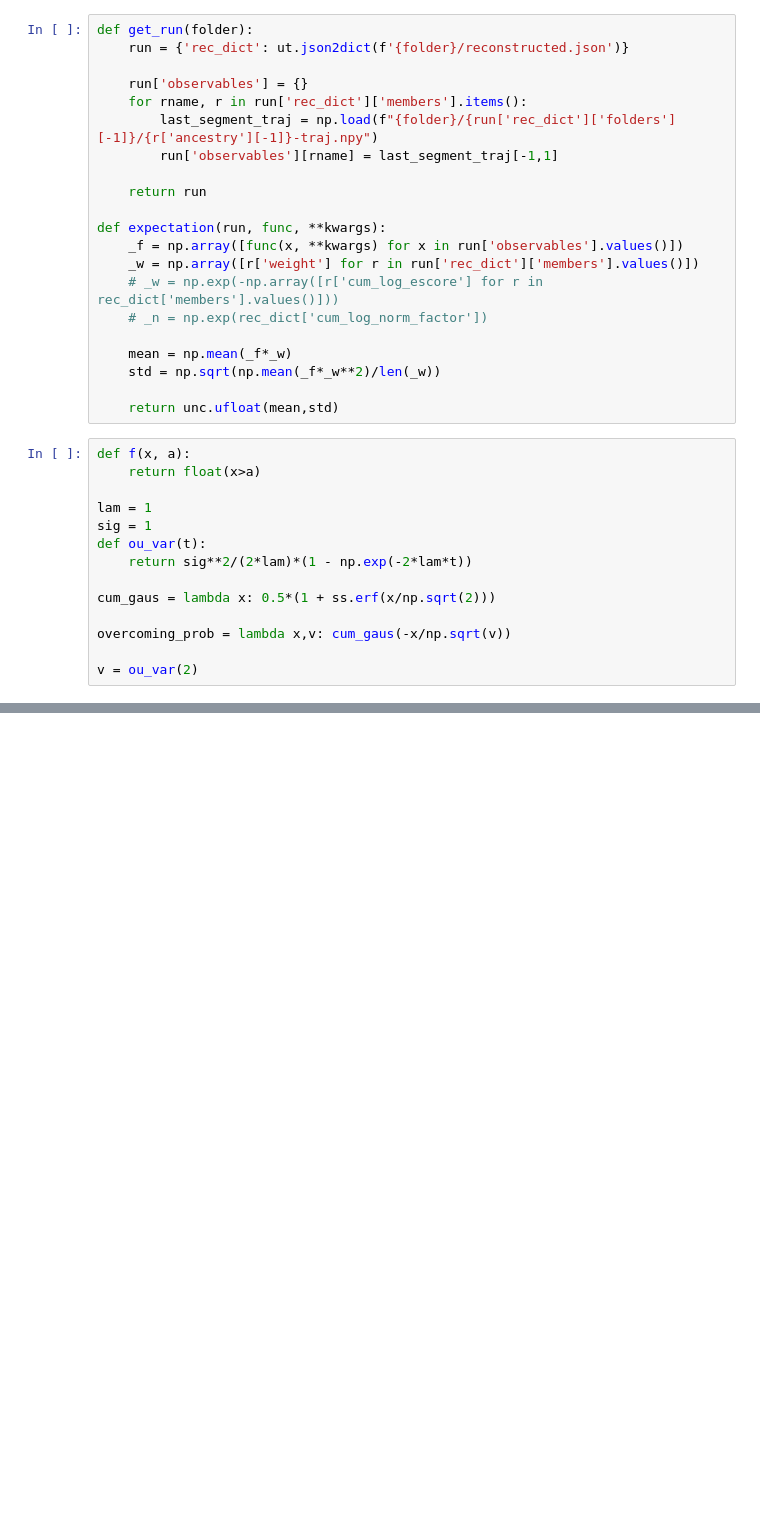
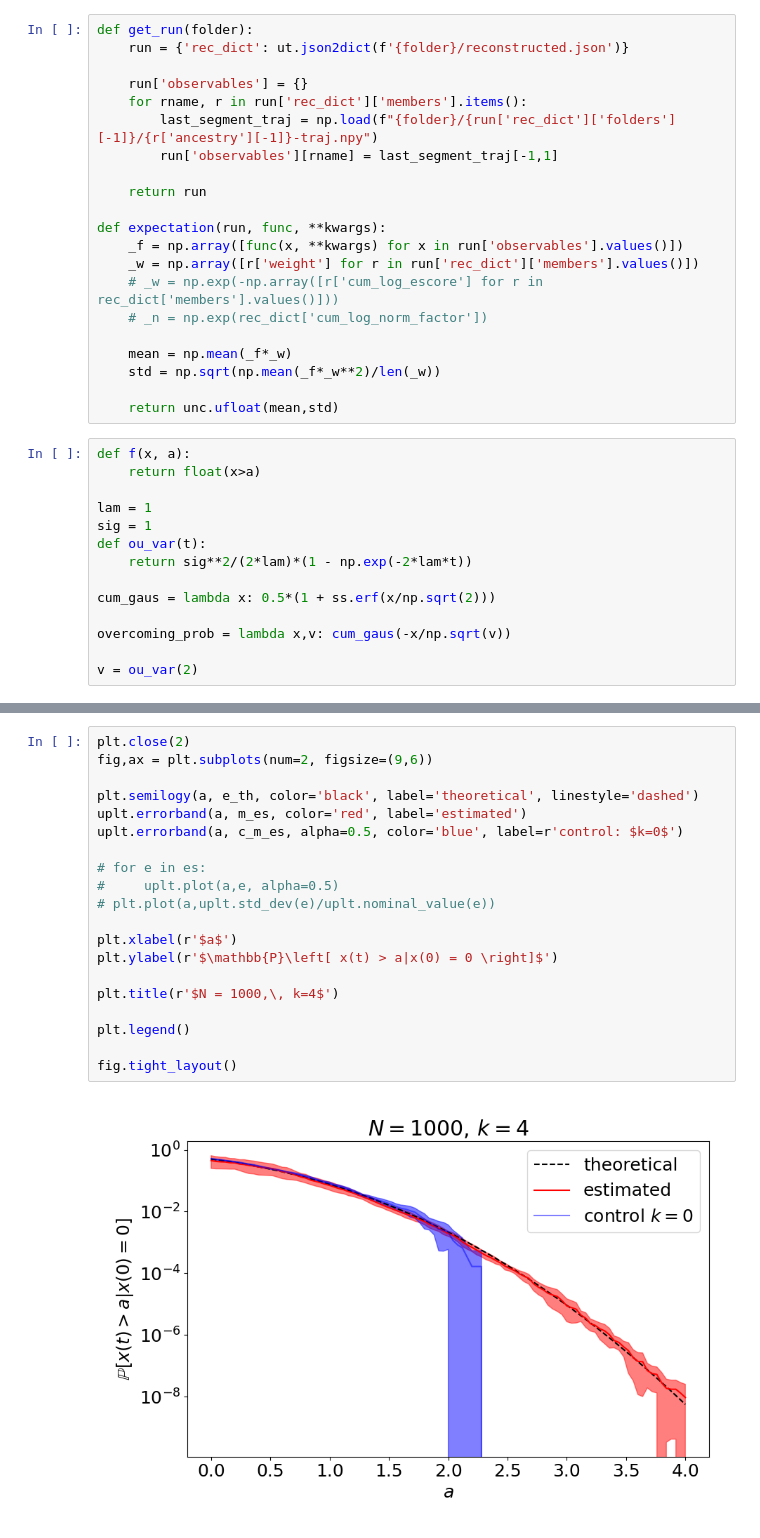
Before and after one commit to AlessandroLovo/REA-Veros, a Jupyter notebook: demo/benchmark.ipynb, the cells around one changed output, grey strips where cells are left out. Drawn from its saved outputs; the diff is of its cells as text; blank space fills up the shorter version.

```diff
--- a/demo/benchmark.ipynb
+++ b/demo/benchmark.ipynb
@@ -85,3 +76,25 @@ TypeError: avg() got an unexpected keyword argument 'axis'
+# %%
+plt.close(2)
+fig,ax = plt.subplots(num=2, figsize=(9,6))
+
+plt.semilogy(a, e_th, color='black', label='theoretical', linestyle='dashed')
+uplt.errorband(a, m_es, color='red', label='estimated')
+uplt.errorband(a, c_m_es, alpha=0.5, color='blue', label=r'control: $k=0$')
+
+# for e in es:
+#     uplt.plot(a,e, alpha=0.5)
+# plt.plot(a,uplt.std_dev(e)/uplt.nominal_value(e))
+
+plt.xlabel(r'$a$')
+plt.ylabel(r'$\mathbb{P}\left[ x(t) > a|x(0) = 0 \right]$')
+
+plt.title(r'$N = 1000,\, k=4$')
+
+plt.legend()
+
+fig.tight_layout()
+# %% [output]
+[figure, new version]
 # %%
 plt.close(3)
 fig,ax = plt.subplots(num=3, figsize=(9,6))
```
Also changed, not shown: parts of 7 cells of this notebook.
